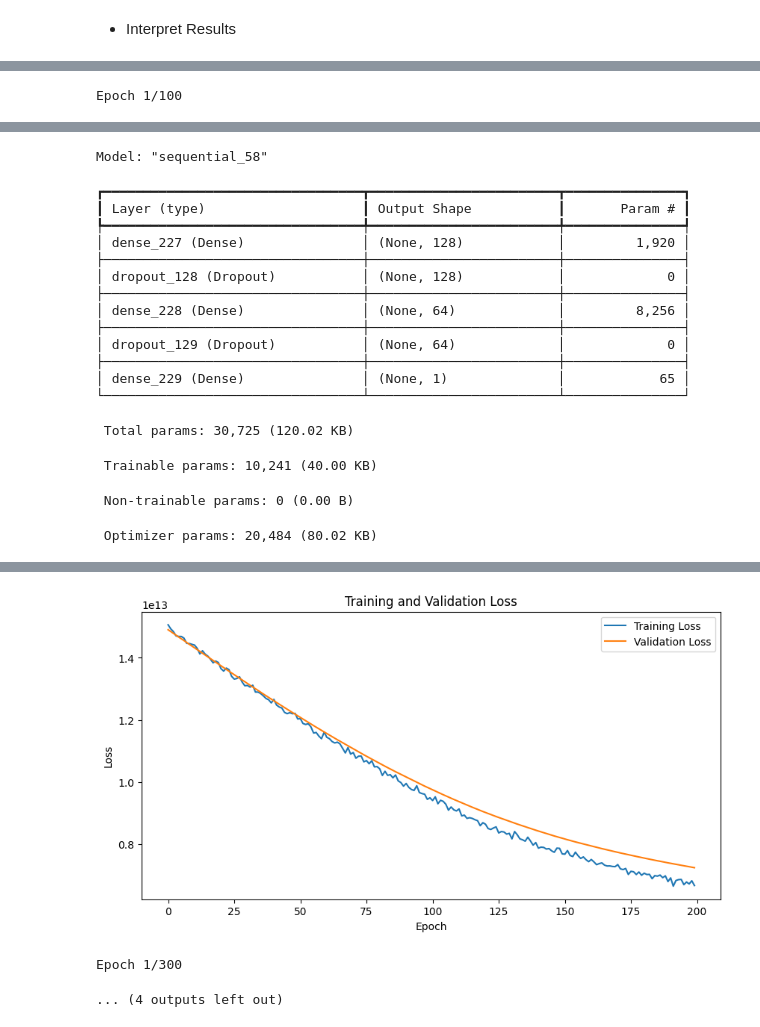
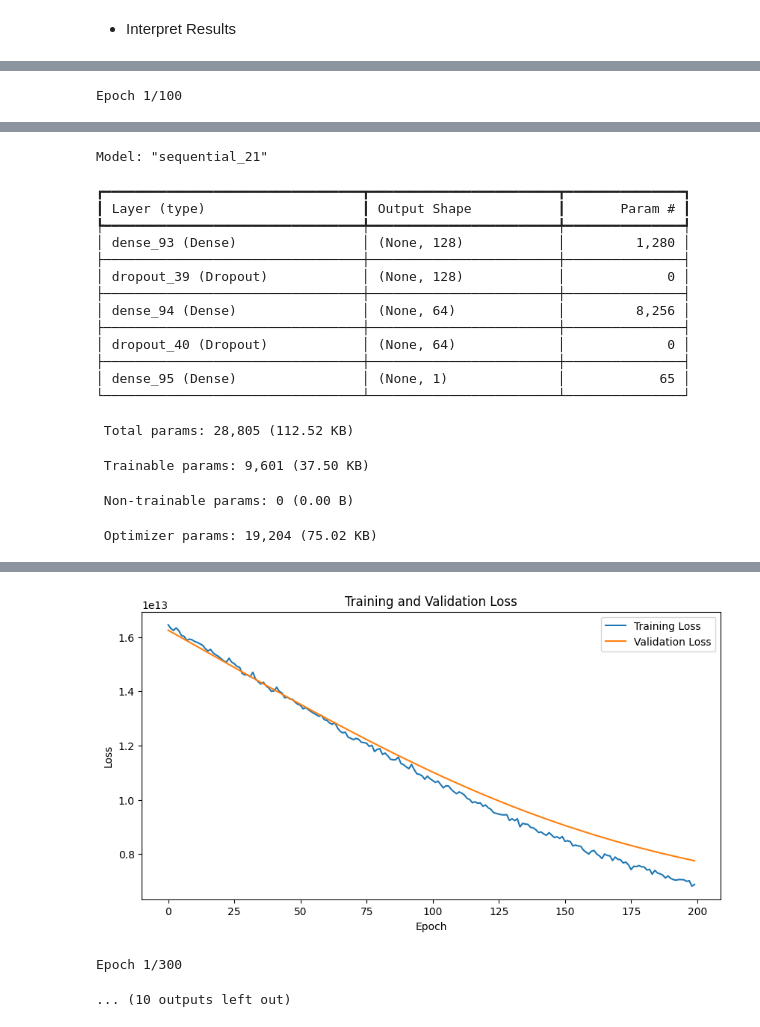
Before and after one commit to sgmalik/ML-Final-Project, a Jupyter notebook: main.ipynb, the cells around one changed output, grey strips where cells are left out. Drawn from its saved outputs; the diff is of its cells as text; code cells hidden in the pictures.

```diff
--- a/main.ipynb
+++ b/main.ipynb
@@ -1093,0 +1763,37 @@ The Random Forest Classifier has a higher accuracy compared to the Decision Tree
+# %%
+import tensorflow as tf
+from tensorflow import keras
+from keras.models import Sequential
+from keras.layers import Dense, Dropout, BatchNormalization
+from keras.optimizers import Adam
+from keras.regularizers import l2
+from sklearn.model_selection import train_test_split
+from sklearn.preprocessing import StandardScaler
+# implement neural network to improve the model
+# Create a Neural Network
+# drop irrelevant columns
+X = data.drop('price', axis=1).drop('furnishingstatus_furnished', axis=1).drop('furnishingstatus_semi-furnished', axis=1).drop('furnishingstatus_unfurnished', axis=1).drop('basement', axis=1).drop('mainroad', axis=1)
+y = data['price']
+X_train, X_test, y_train, y_test = train_test_split(X, y, test_size=0.2, random_state=0)
+model = Sequential()
+layers = [
+    Dense(128, activation='relu', input_shape=(X_train.shape[1],)),
+    BatchNormalization(),
+    Dropout(0.2),
+    Dense(64, activation='relu'),
+    BatchNormalization(),
+    Dropout(0.2),
+    Dense(32, activation='relu'),
+    BatchNormalization(),
+    Dropout(0.2),
+    Dense(1, activation='linear')
+]
+# Add the output layer
+model.add(Dense(1, activation='linear'))
+# Compile the model
+model.compile(optimizer=Adam(learning_rate=0.01), loss='mean_squared_error')
+# Train the model
+model.fit(X_train, y_train, epochs=100, batch_size=32, validation_data=(X_test, y_test))
+# Test the model
+accuracy = model.evaluate(X_test, y_test)
+print(accuracy) # Display the accuracy of the model
@@ -1430,6 +2187,8 @@ plt.ylabel('Predicted Price')
 plt.title('Actual Price vs Predicted Price')
 plt.show()
 
+model.summary()
+
 # Check for overfitting by comparing training and validation loss
 train_loss = history.history['loss']
 val_loss = history.history['val_loss']
@@ -1488,19 +2247,19 @@ Test Mean Absolute Error: 4891817.5000
-Model: "sequential_58"
+Model: "sequential_21"
 ┏━━━━━━━━━━━━━━━━━━━━━━━━━━━━━━━━━┳━━━━━━━━━━━━━━━━━━━━━━━━┳━━━━━━━━━━━━━━━┓
 ┃ Layer (type)                    ┃ Output Shape           ┃       Param # ┃
 ┡━━━━━━━━━━━━━━━━━━━━━━━━━━━━━━━━━╇━━━━━━━━━━━━━━━━━━━━━━━━╇━━━━━━━━━━━━━━━┩
-│ dense_227 (Dense)               │ (None, 128)            │         1,920 │
+│ dense_93 (Dense)                │ (None, 128)            │         1,280 │
 ├─────────────────────────────────┼────────────────────────┼───────────────┤
-│ dropout_128 (Dropout)           │ (None, 128)            │             0 │
+│ dropout_39 (Dropout)            │ (None, 128)            │             0 │
 ├─────────────────────────────────┼────────────────────────┼───────────────┤
-│ dense_228 (Dense)               │ (None, 64)             │         8,256 │
+│ dense_94 (Dense)                │ (None, 64)             │         8,256 │
 ├─────────────────────────────────┼────────────────────────┼───────────────┤
-│ dropout_129 (Dropout)           │ (None, 64)             │             0 │
+│ dropout_40 (Dropout)            │ (None, 64)             │             0 │
 ├─────────────────────────────────┼────────────────────────┼───────────────┤
-│ dense_229 (Dense)               │ (None, 1)              │            65 │
+│ dense_95 (Dense)                │ (None, 1)              │            65 │
 └─────────────────────────────────┴────────────────────────┴───────────────┘
- Total params: 30,725 (120.02 KB)
+ Total params: 28,805 (112.52 KB)
- Trainable params: 10,241 (40.00 KB)
+ Trainable params: 9,601 (37.50 KB)
  Non-trainable params: 0 (0.00 B)
- Optimizer params: 20,484 (80.02 KB)
+ Optimizer params: 19,204 (75.02 KB)
 4/4 ━━━━━━━━━━━━━━━━━━━━ 0s 5ms/step
@@ -1523,3 +2282,3 @@ R-squared Score after improvements: -0.3929
-[figure, old version]
+[figure, new version]
 Epoch 1/300
-... (4 outputs left out)
+... (10 outputs left out)
```
Also changed, not shown: parts of 33 cells of this notebook.
